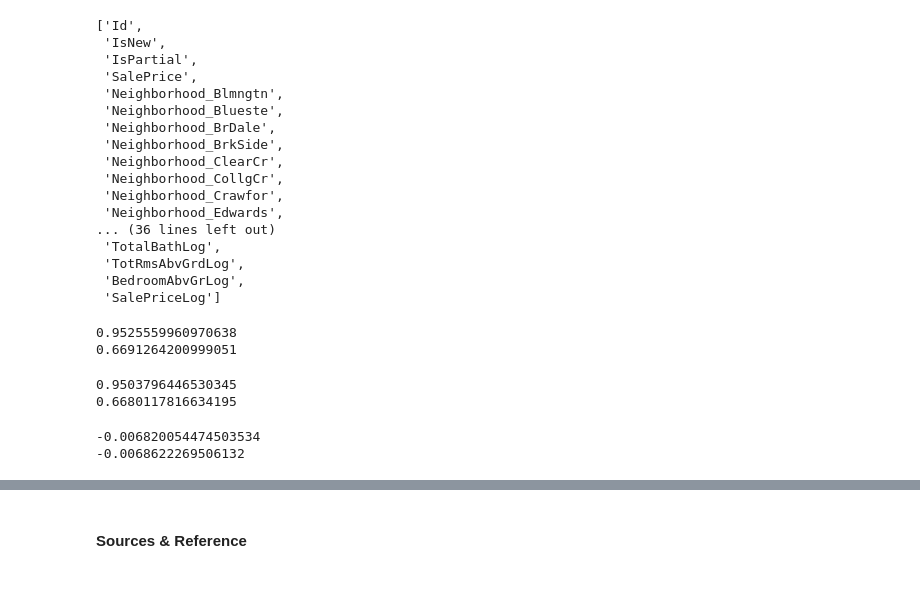
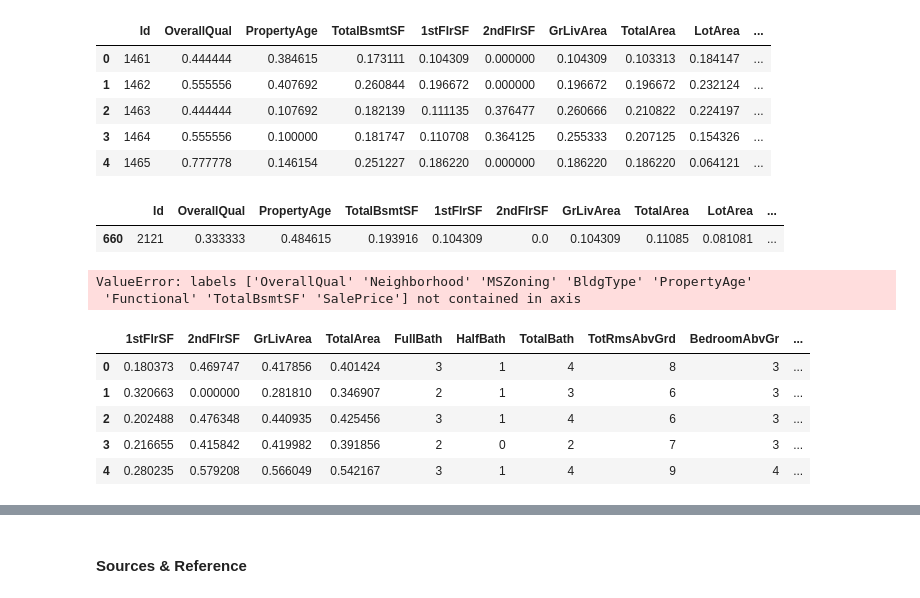
Before and after one commit to Tommo565/kaggle-house-prices, a Jupyter notebook: main.ipynb, the cells around one changed output, grey strips where cells are left out. Cells and saved outputs as stored; diff of their text form; code cells hidden in the pictures.

```diff
--- a/main.ipynb
+++ b/main.ipynb
@@ -19,0 +33,17 @@ infile = './data/transformed_data/model.csv'
+# %%
+df_test_in = pd.read_csv(test_in)
+df_test_in.head()
+# %% [output]
+|  | Id | OverallQual | PropertyAge | TotalBsmtSF | 1stFlrSF | 2ndFlrSF | GrLivArea | TotalArea | LotArea | ... |
+| 0 | 1461 | 0.444444 | 0.384615 | 0.173111 | 0.104309 | 0.000000 | 0.104309 | 0.103313 | 0.184147 | ... |
+| 1 | 1462 | 0.555556 | 0.407692 | 0.260844 | 0.196672 | 0.000000 | 0.196672 | 0.196672 | 0.232124 | ... |
+| 2 | 1463 | 0.444444 | 0.107692 | 0.182139 | 0.111135 | 0.376477 | 0.260666 | 0.210822 | 0.224197 | ... |
+| 3 | 1464 | 0.555556 | 0.100000 | 0.181747 | 0.110708 | 0.364125 | 0.255333 | 0.207125 | 0.154326 | ... |
+| 4 | 1465 | 0.777778 | 0.146154 | 0.251227 | 0.186220 | 0.000000 | 0.186220 | 0.186220 | 0.064121 | ... |
+# %%
+df_test_in[(
+    df_test_in['Id'] == 2121
+)]
+# %% [output]
+|  | Id | OverallQual | PropertyAge | TotalBsmtSF | 1stFlrSF | 2ndFlrSF | GrLivArea | TotalArea | LotArea | ... |
+| 660 | 2121 | 0.333333 | 0.484615 | 0.193916 | 0.104309 | 0.0 | 0.104309 | 0.11085 | 0.081081 | ... |
@@ -20,58 +52,22 @@ infile = './data/transformed_data/model.csv'
 # %%
 # Import + preprocess
-df = pd.read_csv(infile)
+
 df.drop([
-    'OverallQual', 'Neighborhood', 'MSZoning', 'BldgType', 'PropertyAge', 'TotalBsmtSF', '1stFlrSF',
-    '2ndFlrSF', 'GrLivArea', 'TotalArea', 'FullBath', 'HalfBath', 'TotalBath', 'TotRmsAbvGrd',
-    'BedroomAbvGr', 'Remodelled'
+    'OverallQual', 'Neighborhood', 'MSZoning', 'BldgType', 'PropertyAge', 'Functional', 'TotalBsmtSF', 'SalePrice',
 ], axis=1, inplace=True)
-df.columns.tolist()
 # %% [output]
-['Id',
- 'IsNew',
- 'IsPartial',
- 'SalePrice',
- 'Neighborhood_Blmngtn',
- 'Neighborhood_Blueste',
- 'Neighborhood_BrDale',
- 'Neighborhood_BrkSide',
- 'Neighborhood_ClearCr',
- 'Neighborhood_CollgCr',
- 'Neighborhood_Crawfor',
- 'Neighborhood_Edwards',
-... (36 lines left out)
- 'TotalBathLog',
- 'TotRmsAbvGrdLog',
- 'BedroomAbvGrLog',
- 'SalePriceLog']
+ValueError: labels ['OverallQual' 'Neighborhood' 'MSZoning' 'BldgType' 'PropertyAge'
+ 'Functional' 'TotalBsmtSF' 'SalePrice'] not contained in axis
 # %%
 # Define Features & Target
 features = df.drop(['Id', 'SalePriceLog'], axis=1)
 target = df[['SalePriceLog']]
-# %%
-# Linear Regression
-model = LinearRegression()
-scores = cross_val_score(model, features, target, cv=10)
-print(np.mean(scores))
-print(np.mean(np.log1p(scores)))
-# %% [output]
-0.9525559960970638
-0.6691264200999051
-# %%
-# Ridge Regression
-model = Ridge()
-scores = cross_val_score(model, features, target, cv=10)
-print(np.mean(scores))
-print(np.mean(np.log1p(scores)))
-# %% [output]
-0.9503796446530345
-0.6680117816634195
-# %%
-# Lasso Regression
-model = Lasso()
-scores = cross_val_score(model, features, target, cv=10)
-print(np.mean(scores))
-print(np.mean(np.log1p(scores)))
-# %% [output]
--0.006820054474503534
--0.0068622269506132
+# %%
+features.head()
+# %% [output]
+|  | 1stFlrSF | 2ndFlrSF | GrLivArea | TotalArea | FullBath | HalfBath | TotalBath | TotRmsAbvGrd | BedroomAbvGr | ... |
+| 0 | 0.180373 | 0.469747 | 0.417856 | 0.401424 | 3 | 1 | 4 | 8 | 3 | ... |
+| 1 | 0.320663 | 0.000000 | 0.281810 | 0.346907 | 2 | 1 | 3 | 6 | 3 | ... |
+| 2 | 0.202488 | 0.476348 | 0.440935 | 0.425456 | 3 | 1 | 4 | 6 | 3 | ... |
+| 3 | 0.216655 | 0.415842 | 0.419982 | 0.391856 | 2 | 0 | 2 | 7 | 3 | ... |
+| 4 | 0.280235 | 0.579208 | 0.566049 | 0.542167 | 3 | 1 | 4 | 9 | 4 | ... |
```
Also changed, not shown: parts of 15 cells of this notebook, 20 other files.
